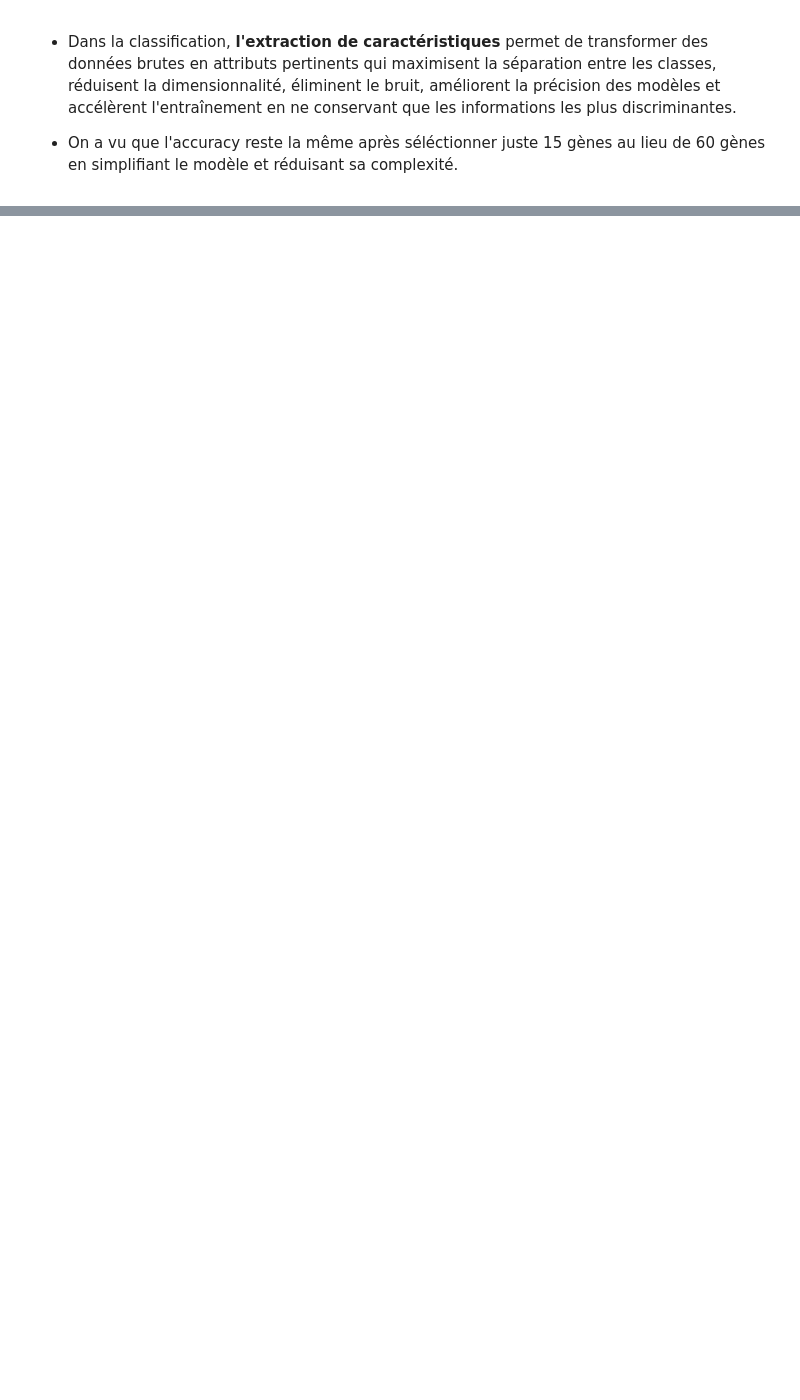
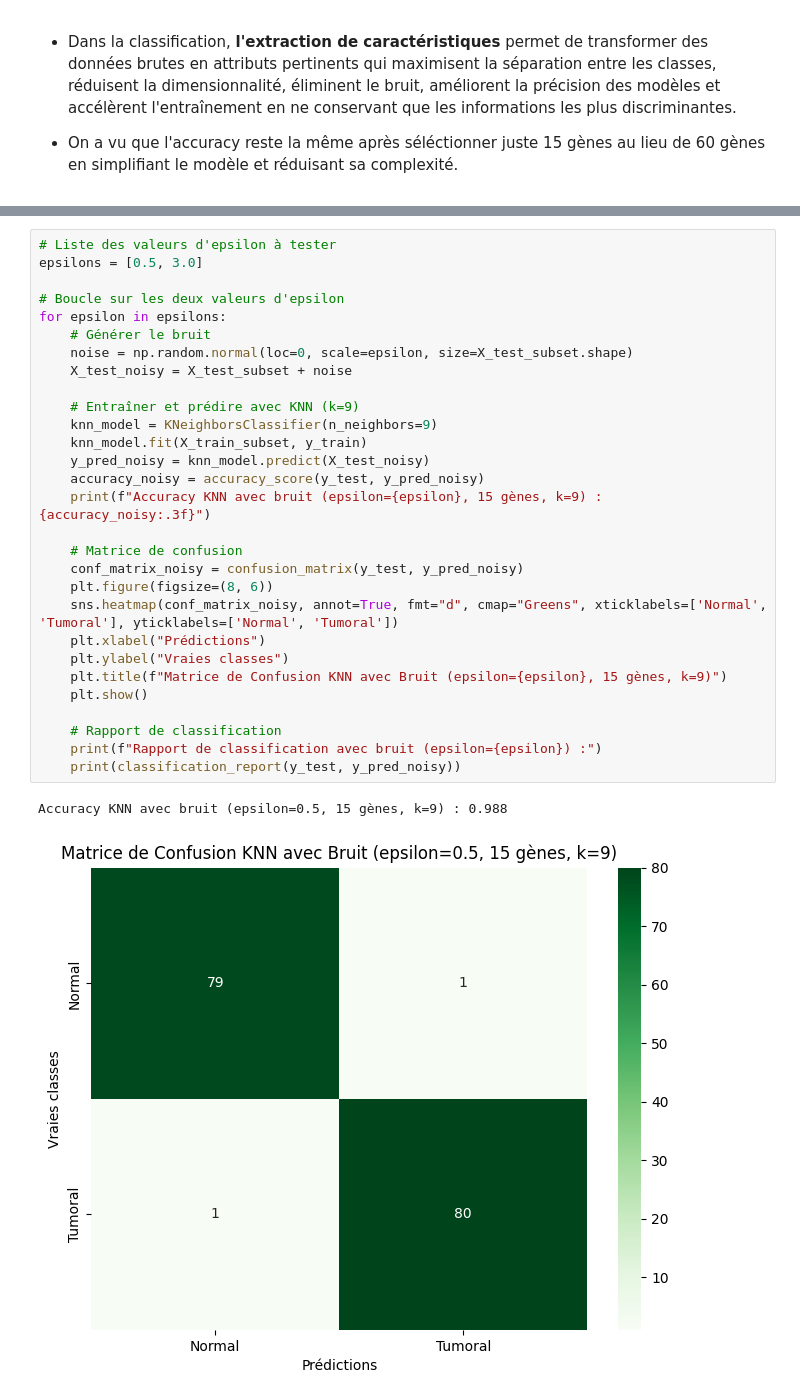
Before and after one commit to Laaliji/Colon-Cancer-Gene-Expression-Data-Classification-Analysis, a Jupyter notebook: TP1_Research.ipynb, the cells around one changed output, grey strips where cells are left out. Drawn from its saved outputs; the diff is of its cells as text; blank space fills up the shorter version.

```diff
--- a/TP1_Research.ipynb
+++ b/TP1_Research.ipynb
@@ -569,0 +613,32 @@ weighted avg       1.00      1.00      1.00       161
+# %%
+# Liste des valeurs d'epsilon à tester
+epsilons = [0.5, 3.0]
+
+# Boucle sur les deux valeurs d'epsilon
+for epsilon in epsilons:
+    # Générer le bruit
+    noise = np.random.normal(loc=0, scale=epsilon, size=X_test_subset.shape)
+    X_test_noisy = X_test_subset + noise
+
+    # Entraîner et prédire avec KNN (k=9)
+    knn_model = KNeighborsClassifier(n_neighbors=9)
+    knn_model.fit(X_train_subset, y_train)
+    y_pred_noisy = knn_model.predict(X_test_noisy)
+    accuracy_noisy = accuracy_score(y_test, y_pred_noisy)
+    print(f"Accuracy KNN avec bruit (epsilon={epsilon}, 15 gènes, k=9) : {accuracy_noisy:.3f}")
+
+    # Matrice de confusion
+    conf_matrix_noisy = confusion_matrix(y_test, y_pred_noisy)
+    plt.figure(figsize=(8, 6))
+    sns.heatmap(conf_matrix_noisy, annot=True, fmt="d", cmap="Greens", xticklabels=['Normal', 'Tumoral'], yticklabels=['Normal', 'Tumoral'])
+    plt.xlabel("Prédictions")
+    plt.ylabel("Vraies classes")
+    plt.title(f"Matrice de Confusion KNN avec Bruit (epsilon={epsilon}, 15 gènes, k=9)")
+    plt.show()
+
+    # Rapport de classification
+    print(f"Rapport de classification avec bruit (epsilon={epsilon}) :")
+    print(classification_report(y_test, y_pred_noisy))
+# %% [output]
+Accuracy KNN avec bruit (epsilon=0.5, 15 gènes, k=9) : 0.988
+[figure, added]
```
Also changed, not shown: parts of 9 cells of this notebook.
